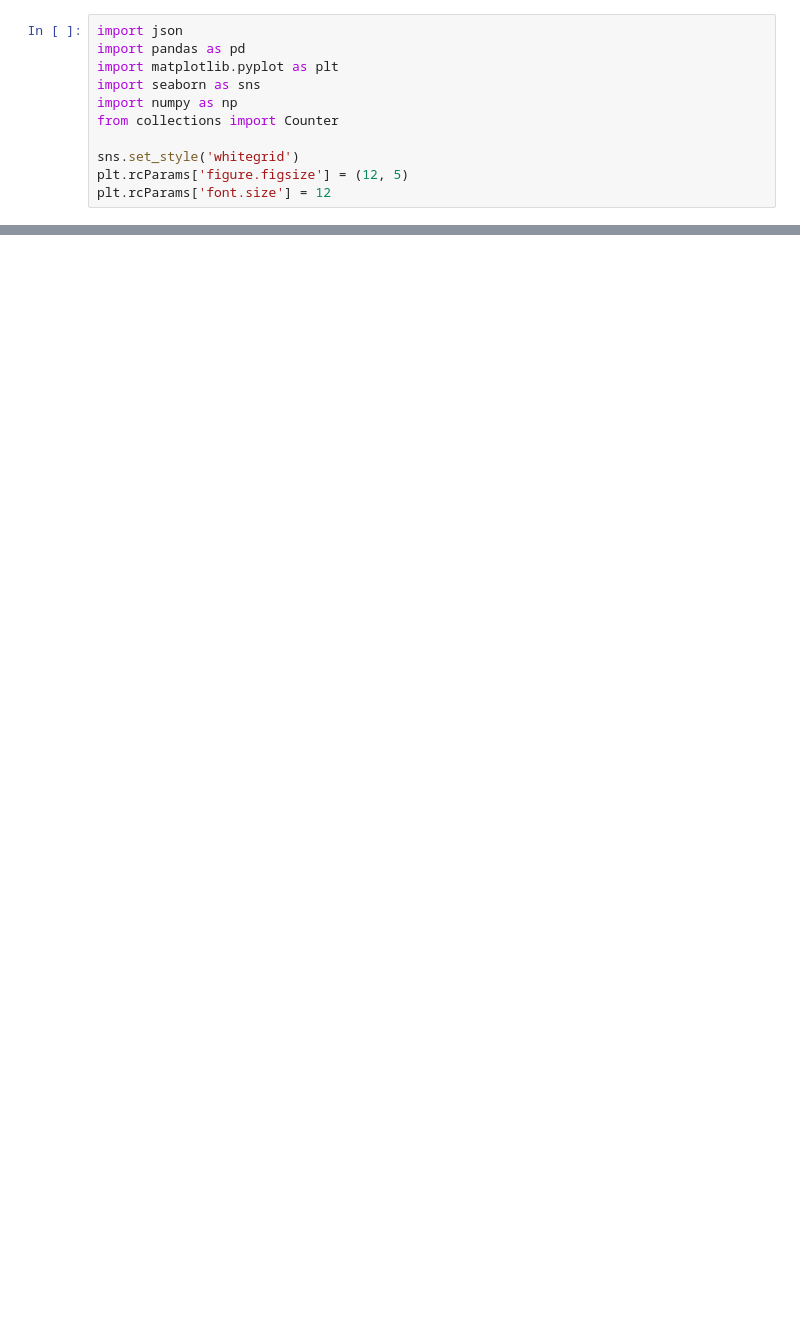
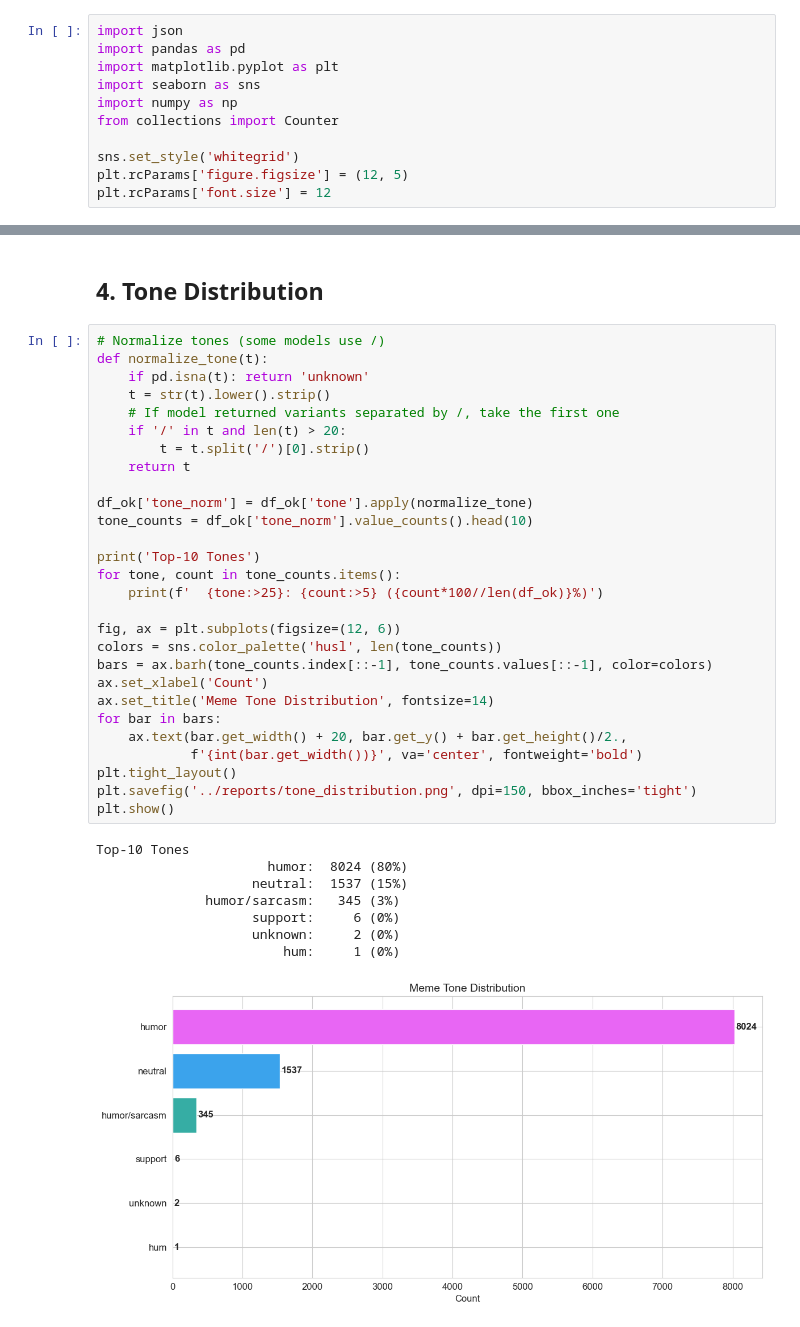
Before and after one commit to Ahamidullin/VQA-Augmented_Multimodal_Meme_Retrieval_System, a Jupyter notebook: notebooks/vqa_quality_analysis.ipynb, the cells around one changed output, grey strips where cells are left out. Drawn from its saved outputs; the diff is of its cells as text; blank space fills up the shorter version.

Commit message:
First check

```diff
--- a/notebooks/vqa_quality_analysis.ipynb
+++ b/notebooks/vqa_quality_analysis.ipynb
@@ -256,0 +162,39 @@ print('\n✅ Данные готовы для построения эмбедд
+# %% [markdown]
+## 4. Tone Distribution
+# %%
+# Normalize tones (some models use /)
+def normalize_tone(t):
+    if pd.isna(t): return 'unknown'
+    t = str(t).lower().strip()
+    # If model returned variants separated by /, take the first one
+    if '/' in t and len(t) > 20:
+        t = t.split('/')[0].strip()
+    return t
+
+df_ok['tone_norm'] = df_ok['tone'].apply(normalize_tone)
+tone_counts = df_ok['tone_norm'].value_counts().head(10)
+
+print('Top-10 Tones')
+for tone, count in tone_counts.items():
+    print(f'  {tone:>25}: {count:>5} ({count*100//len(df_ok)}%)')
+
+fig, ax = plt.subplots(figsize=(12, 6))
+colors = sns.color_palette('husl', len(tone_counts))
+bars = ax.barh(tone_counts.index[::-1], tone_counts.values[::-1], color=colors)
+ax.set_xlabel('Count')
+ax.set_title('Meme Tone Distribution', fontsize=14)
+for bar in bars:
+    ax.text(bar.get_width() + 20, bar.get_y() + bar.get_height()/2.,
+            f'{int(bar.get_width())}', va='center', fontweight='bold')
+plt.tight_layout()
+plt.savefig('../reports/tone_distribution.png', dpi=150, bbox_inches='tight')
+plt.show()
+# %% [output]
+Top-10 Tones
+                      humor:  8024 (80%)
+                    neutral:  1537 (15%)
+              humor/sarcasm:   345 (3%)
+                    support:     6 (0%)
+                    unknown:     2 (0%)
+                        hum:     1 (0%)
+[figure, added]
```
Also changed, not shown: parts of 38 cells of this notebook, 47 other files.
